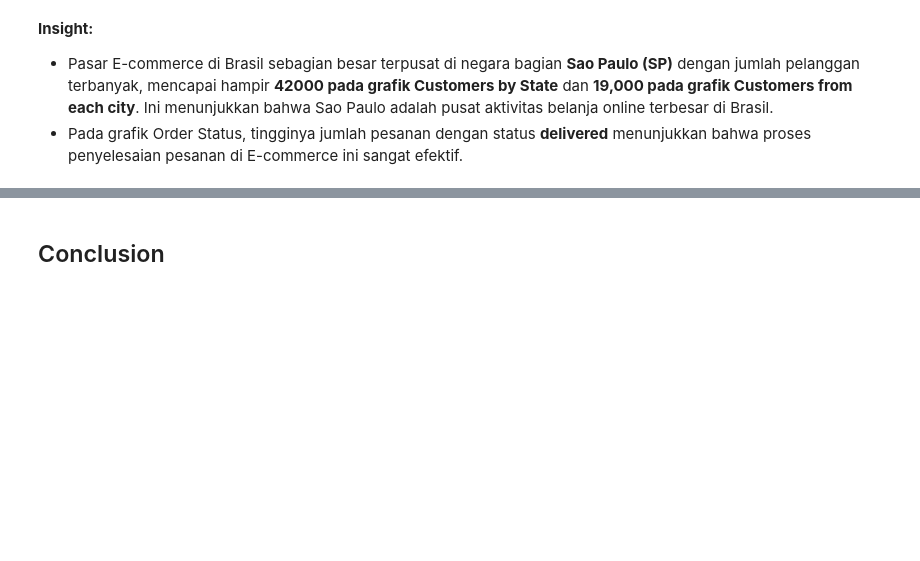
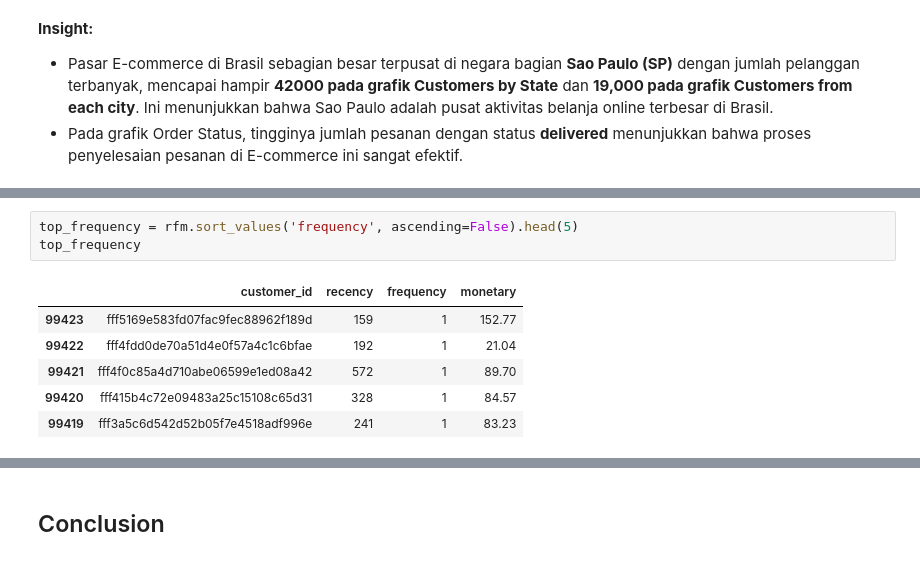
Before and after one commit to LukasKrisna/ecommerce-analysis, a Jupyter notebook: Proyek_Analisis_Data.ipynb, the cells around one changed output, grey strips where cells are left out. Drawn from its saved outputs; the diff is of its cells as text; blank space fills up the shorter version.

```diff
--- a/Proyek_Analisis_Data.ipynb
+++ b/Proyek_Analisis_Data.ipynb
@@ -1277,0 +1301,10 @@ plt.show()
+# %%
+top_frequency = rfm.sort_values('frequency', ascending=False).head(5)
+top_frequency
+# %% [output]
+|  | customer_id | recency | frequency | monetary |
+| 99423 | fff5169e583fd07fac9fec88962f189d | 159 | 1 | 152.77 |
+| 99422 | fff4fdd0de70a51d4e0f57a4c1c6bfae | 192 | 1 | 21.04 |
+| 99421 | fff4f0c85a4d710abe06599e1ed08a42 | 572 | 1 | 89.70 |
+| 99420 | fff415b4c72e09483a25c15108c65d31 | 328 | 1 | 84.57 |
+| 99419 | fff3a5c6d542d52b05f7e4518adf996e | 241 | 1 | 83.23 |
```
Also changed, not shown: parts of 31 cells of this notebook.
